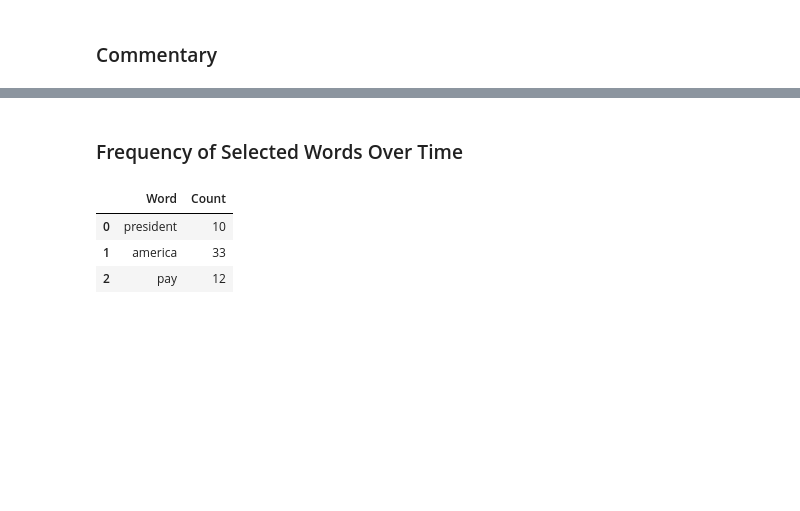
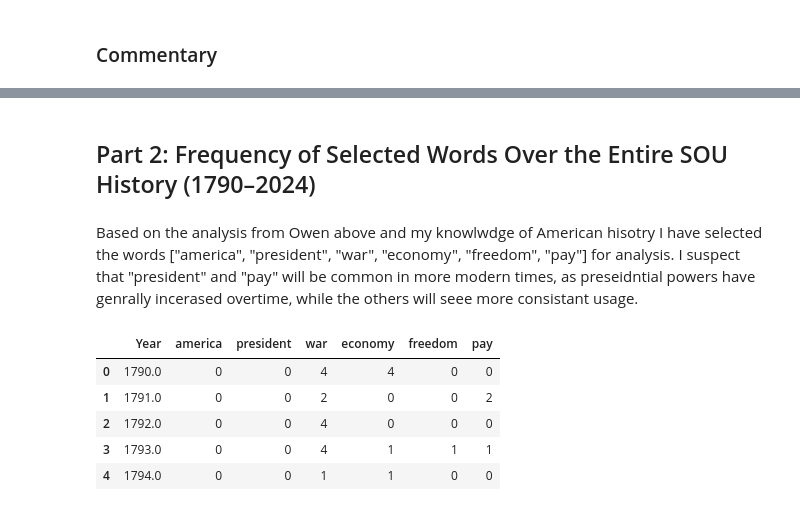
Before and after one commit to UCB-stat-159-f25/proj02-shrija-owen-allison, a Jupyter notebook: nlp-P04.ipynb, the cells around one changed output, grey strips where cells are left out. Drawn from its saved outputs; the diff is of its cells as text; code cells hidden in the pictures; blank space fills up the shorter version.

Commit message:
Part 4 Complete

```diff
--- a/nlp-P04.ipynb
+++ b/nlp-P04.ipynb
@@ -98,3 +94,7 @@ Absense of "president" stands out in 2000: may be worth investigating further. P
-# %% [markdown]
-### Frequency of Selected Words Over Time
+# %% [markdown]
+## Part 2: Frequency of Selected Words Over the Entire SOU History (1790–2024)
+# %% [markdown]
+Based on the analysis from Owen above and my knowlwdge of American hisotry I have selected the words ["america", "president", "war", "economy", "freedom", "pay"] for analysis. I suspect that "president" and "pay" will be common in more modern times, as preseidntial powers have genrally incerased overtime, while the others will seee more consistant usage.
+# %%
+tracked_words = ["america", "president", "war", "economy", "freedom", "pay"]
 # %%
@@ -126,8 +125,22 @@ def count_words(df, year, words):
 # %%
-words = ["president", "america", "pay"]
-count_words(sou2k, 2000, words)
+years = sorted(sou["Year"].unique())
+
+trend_data = {"Year": years}
+for w in tracked_words:
+    trend_data[w] = []
+
+for year in years:
+    df_counts = count_words_year(sou, year, tracked_words)
+    for w in tracked_words:
+        count = df_counts.loc[df_counts["Word"] == w, "Count"].values[0]
+        trend_data[w].append(count)
+
+trend_df = pd.DataFrame(trend_data)
+trend_df.head()
 # %% [output]
-|  | Word | Count |
-| 0 | president | 10 |
-| 1 | america | 33 |
-| 2 | pay | 12 |
+|  | Year | america | president | war | economy | freedom | pay |
+| 0 | 1790.0 | 0 | 0 | 4 | 4 | 0 | 0 |
+| 1 | 1791.0 | 0 | 0 | 2 | 0 | 0 | 2 |
+| 2 | 1792.0 | 0 | 0 | 4 | 0 | 0 | 0 |
+| 3 | 1793.0 | 0 | 0 | 4 | 1 | 1 | 1 |
+| 4 | 1794.0 | 0 | 0 | 1 | 1 | 0 | 0 |
```
Also changed, not shown: parts of 10 cells of this notebook.
